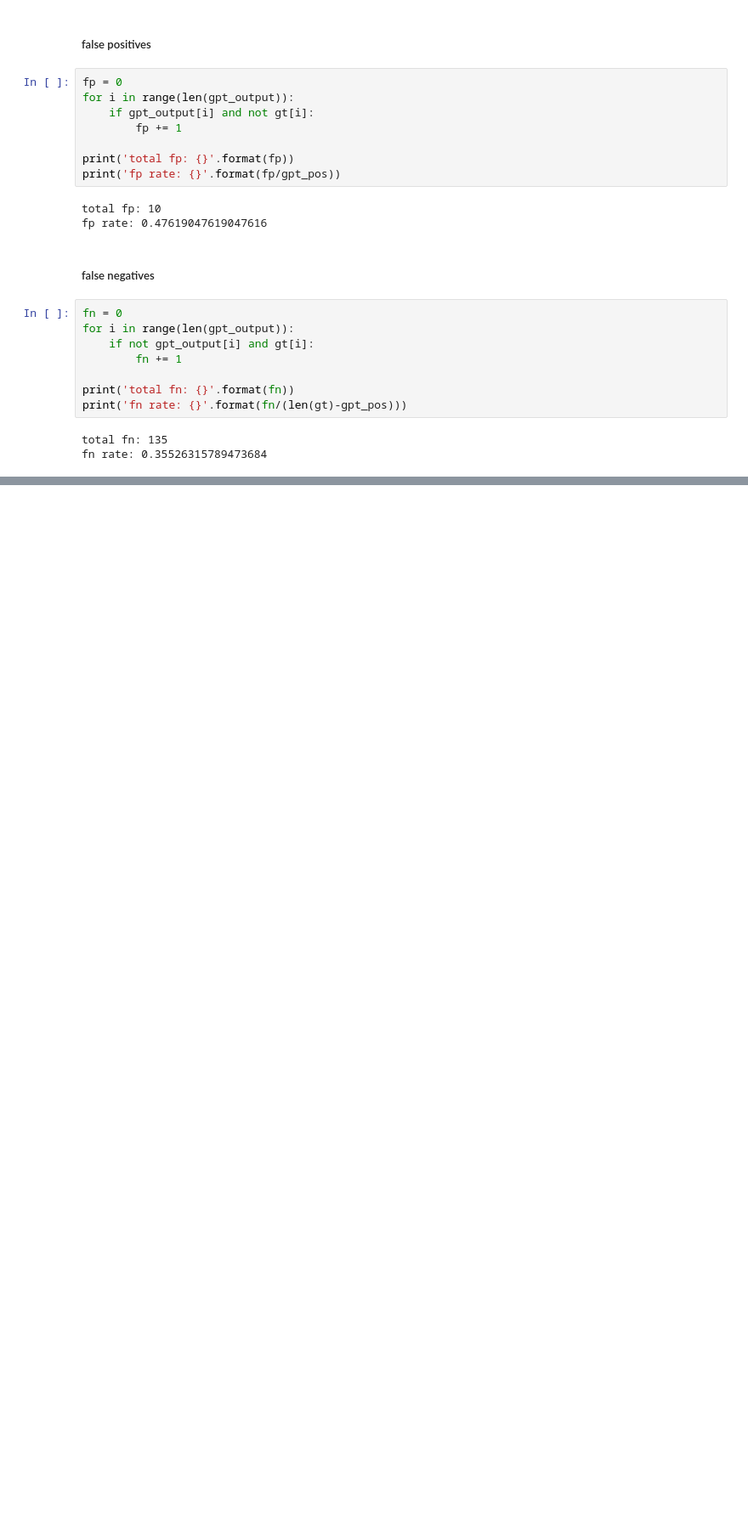
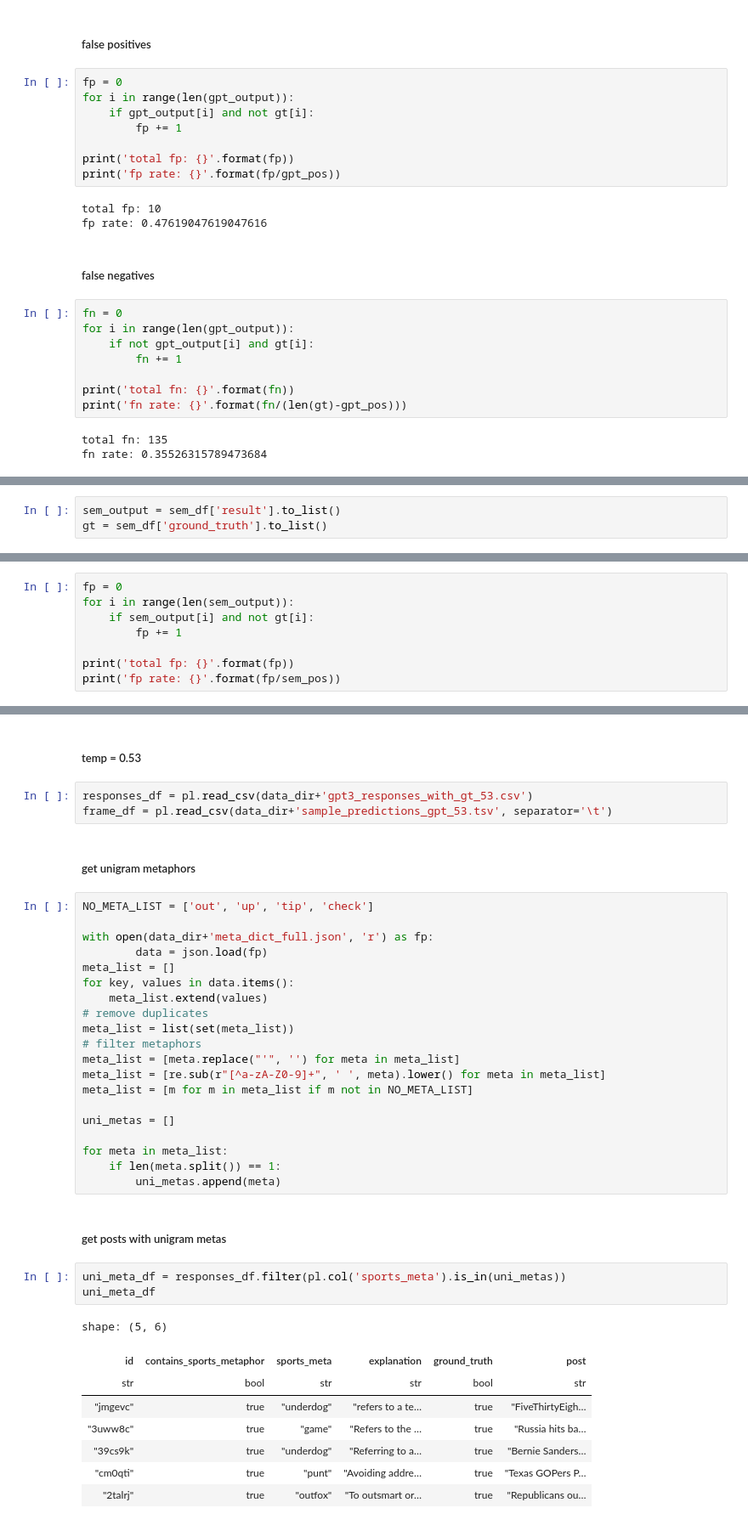
Before and after one commit to tatami-galaxy/sports-language-in-politics, a Jupyter notebook: experiments/notebooks/eval_political_posts_chatgpt.ipynb, the cells around one changed output, grey strips where cells are left out. Shown at 85% size. Saved outputs shown, nothing was run; the diff lists cells and outputs as text; blank space fills up the shorter version.

```diff
--- a/experiments/notebooks/eval_political_posts_chatgpt.ipynb
+++ b/experiments/notebooks/eval_political_posts_chatgpt.ipynb
@@ -848,0 +863,3 @@ fn rate: 0.35526315789473684
+# %%
+sem_output = sem_df['result'].to_list()
+gt = sem_df['ground_truth'].to_list()
@@ -848,0 +877,8 @@ fn rate: 0.35526315789473684
+# %%
+fp = 0
+for i in range(len(sem_output)):
+    if sem_output[i] and not gt[i]:
+        fp += 1
+
+print('total fp: {}'.format(fp))
+print('fp rate: {}'.format(fp/sem_pos))
@@ -848,0 +903,41 @@ fn rate: 0.35526315789473684
+# %% [markdown]
+##### temp = 0.53
+# %%
+responses_df = pl.read_csv(data_dir+'gpt3_responses_with_gt_53.csv')
+frame_df = pl.read_csv(data_dir+'sample_predictions_gpt_53.tsv', separator='\t')
+# %% [markdown]
+##### get unigram metaphors
+# %%
+NO_META_LIST = ['out', 'up', 'tip', 'check']
+
+with open(data_dir+'meta_dict_full.json', 'r') as fp:
+        data = json.load(fp)
+meta_list = []
+for key, values in data.items():
+    meta_list.extend(values)
+# remove duplicates
+meta_list = list(set(meta_list))
+# filter metaphors
+meta_list = [meta.replace("'", '') for meta in meta_list]
+meta_list = [re.sub(r"[^a-zA-Z0-9]+", ' ', meta).lower() for meta in meta_list]
+meta_list = [m for m in meta_list if m not in NO_META_LIST]
+
+uni_metas = []
+
+for meta in meta_list:
+    if len(meta.split()) == 1:
+        uni_metas.append(meta)
+# %% [markdown]
+##### get posts with unigram metas
+# %%
+uni_meta_df = responses_df.filter(pl.col('sports_meta').is_in(uni_metas))
+uni_meta_df
+# %% [output]
+shape: (5, 6)
+| id | contains_sports_metaphor | sports_meta | explanation | ground_truth | post |
+| str | bool | str | str | bool | str |
+| "jmgevc" | true | "underdog" | "refers to a te… | true | "FiveThirtyEigh… |
+| "3uww8c" | true | "game" | "Refers to the … | true | "Russia hits ba… |
+| "39cs9k" | true | "underdog" | "Referring to a… | true | "Bernie Sanders… |
+| "cm0qti" | true | "punt" | "Avoiding addre… | true | "Texas GOPers P… |
+| "2talrj" | true | "outfox" | "To outsmart or… | true | "Republicans ou… |
```
Also changed, not shown: parts of 21 cells of this notebook, 1 other file.
